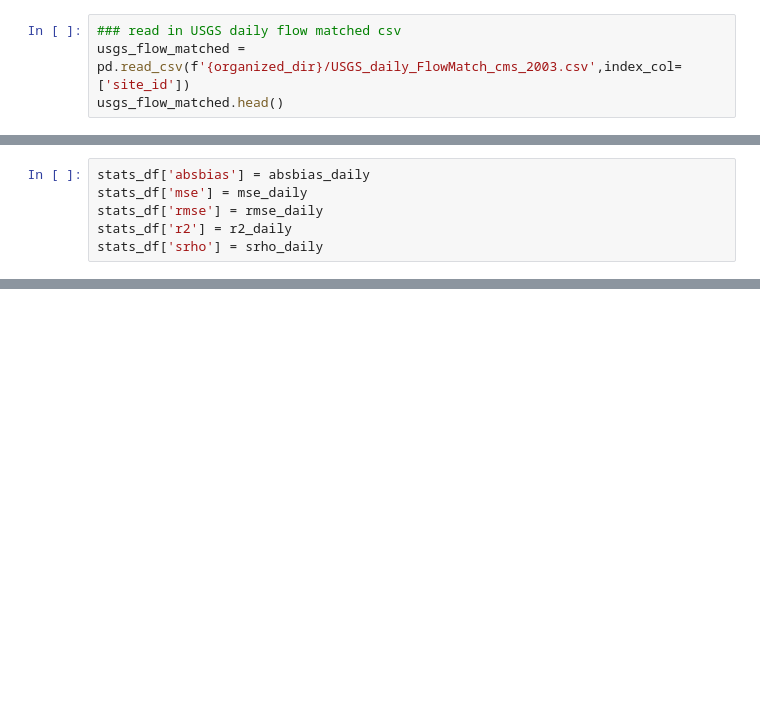
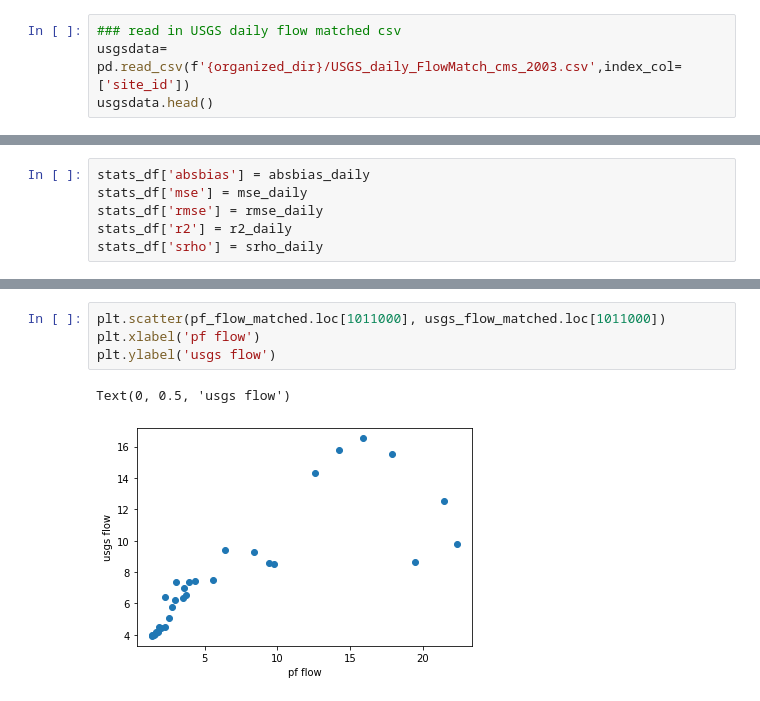
Before and after one commit to danielletijerina/PFCONUS2-analysis, a Jupyter notebook: scripts/Validation_scripts_backup/Streamflow/3_SaveStreamflowStats.ipynb, the cells around one changed output, grey strips where cells are left out. Saved outputs shown, nothing was run; the diff lists cells and outputs as text; blank space fills up the shorter version.

```diff
--- a/scripts/Validation_scripts_backup/Streamflow/3_SaveStreamflowStats.ipynb
+++ b/scripts/Validation_scripts_backup/Streamflow/3_SaveStreamflowStats.ipynb
@@ -60,8 +73,8 @@ pf_flow_matched.head()
 5 rows × 31 columns
 # %%
 ### read in USGS daily flow matched csv
-usgs_flow_matched = pd.read_csv(f'{organized_dir}/USGS_daily_FlowMatch_cms_2003.csv',index_col=['site_id'])
-usgs_flow_matched.head()
+usgsdata= pd.read_csv(f'{organized_dir}/USGS_daily_FlowMatch_cms_2003.csv',index_col=['site_id'])
+usgsdata.head()
 # %% [output]
 |  | 2002-10-01 | 2002-10-02 | 2002-10-03 | 2002-10-04 | 2002-10-05 | 2002-10-06 | 2002-10-07 | 2002-10-08 | ... |
 | site_id |  |  |  |  |  |  |  |  | ... |
@@ -186,0 +221,7 @@ ValueError: x and y must be the same size
+# %%
+plt.scatter(pf_flow_matched.loc[1011000], usgs_flow_matched.loc[1011000])
+plt.xlabel('pf flow')
+plt.ylabel('usgs flow')
+# %% [output]
+Text(0, 0.5, 'usgs flow')
+[figure, added]
```
Also changed, not shown: parts of 13 cells of this notebook, 2 other files.
